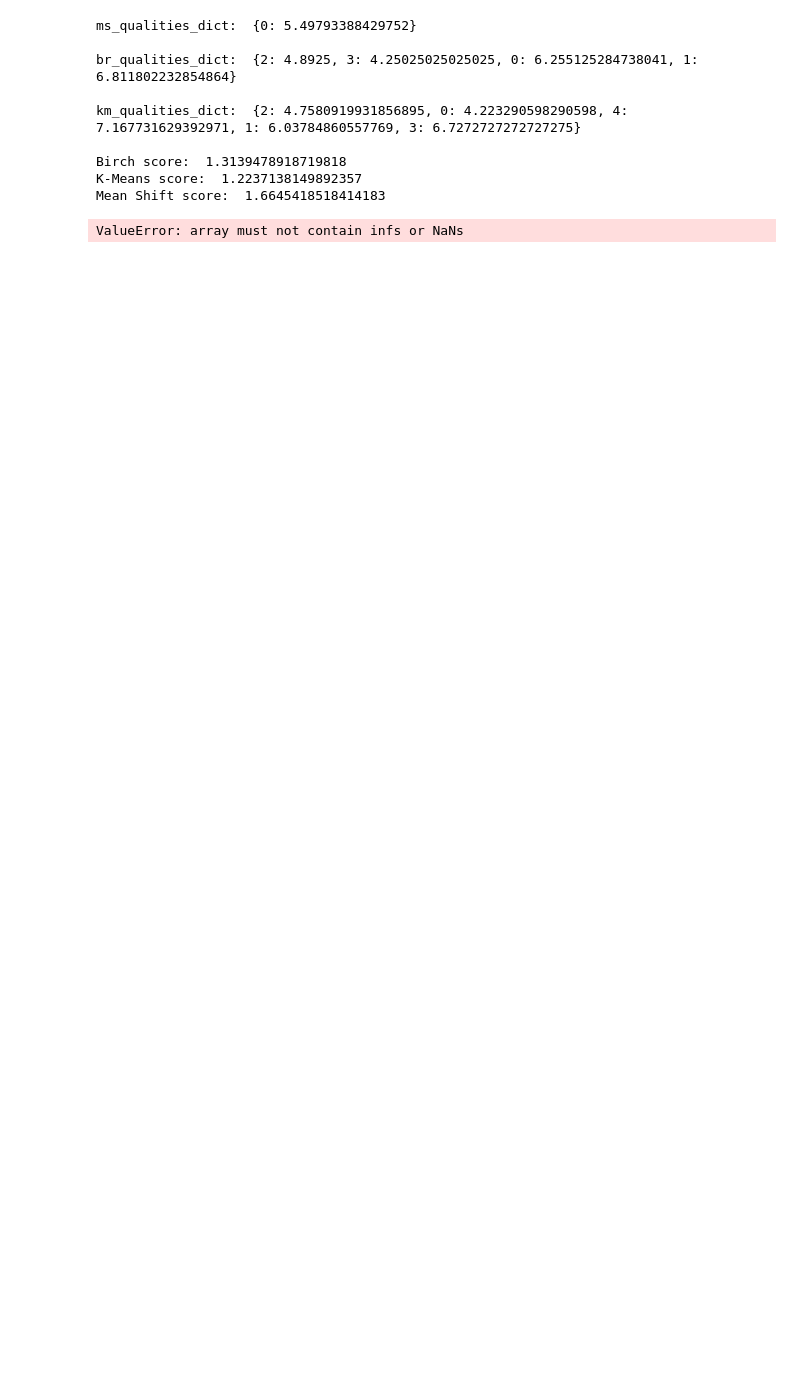
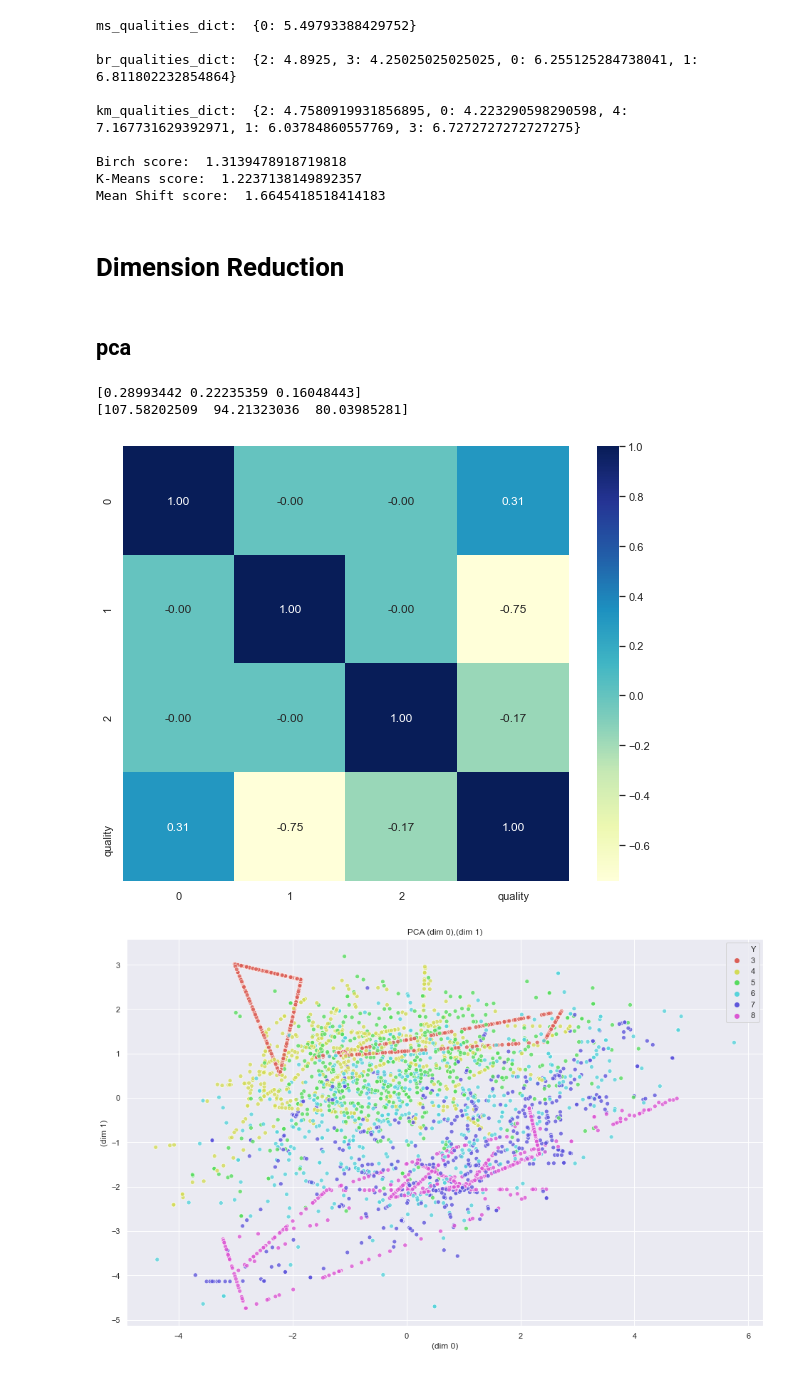
Before and after one commit to netanelGinish/AI_Introduction, a Jupyter notebook: Main Notebook.ipynb, the cells around one changed output. Drawn from its saved outputs; the diff is of its cells as text; code cells hidden in the pictures; blank space fills up the shorter version.

```diff
--- a/Main Notebook.ipynb
+++ b/Main Notebook.ipynb
@@ -455,4 +453,6 @@ km_qualities_dict:  {2: 4.7580919931856895, 0: 4.223290598290598, 4: 7.167731629
 Birch score:  1.3139478918719818
 K-Means score:  1.2237138149892357
 Mean Shift score:  1.6645418518414183
+# %% [markdown]
+# Dimension Reduction
 # %%
@@ -477,33 +476,36 @@ def printPrejections(reducted_df: pd.DataFrame, model_name: str):
                 alpha=0.8
             ).set_title(plotName)
             plt.show()
+# %% [markdown]
+## pca
 # %%
+from sklearn.decomposition import PCA, IncrementalPCA
 
-## pca
-from sklearn.decomposition import PCA
-
-pca = PCA(n_components=3)
+pca = IncrementalPCA(n_components=3)
 pca.fit(X)
 
 print(pca.explained_variance_ratio_)
 
 print(pca.singular_values_)
 
 pca_df = pd.DataFrame(pca.transform(X))
 pca_df['quality'] = Y
 
 import seaborn as sns
 
 sns.set(rc={'figure.figsize': (10, 8)})
 corr = pca_df.corr()
 sns.heatmap(corr,
             xticklabels=corr.columns.values,
             yticklabels=corr.columns.values,
             cmap="YlGnBu",
             annot=True,
             fmt=".2f")
 plt.show()
 
 printPrejections(pca_df, 'PCA')
 # %% [output]
-ValueError: array must not contain infs or NaNs
+[0.28993442 0.22235359 0.16048443]
+[107.58202509  94.21323036  80.03985281]
+[figure, added]
+[figure, added]
```
Also changed, not shown: parts of 35 cells of this notebook.
